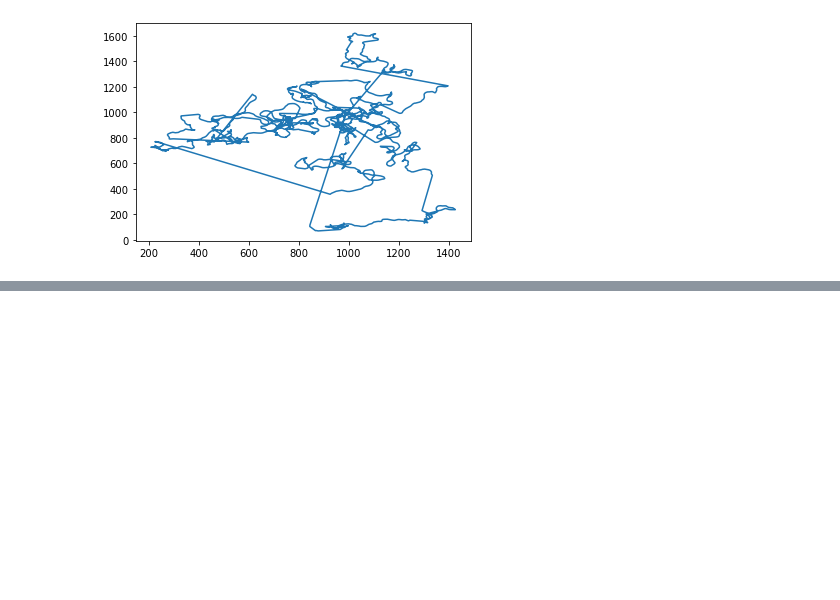
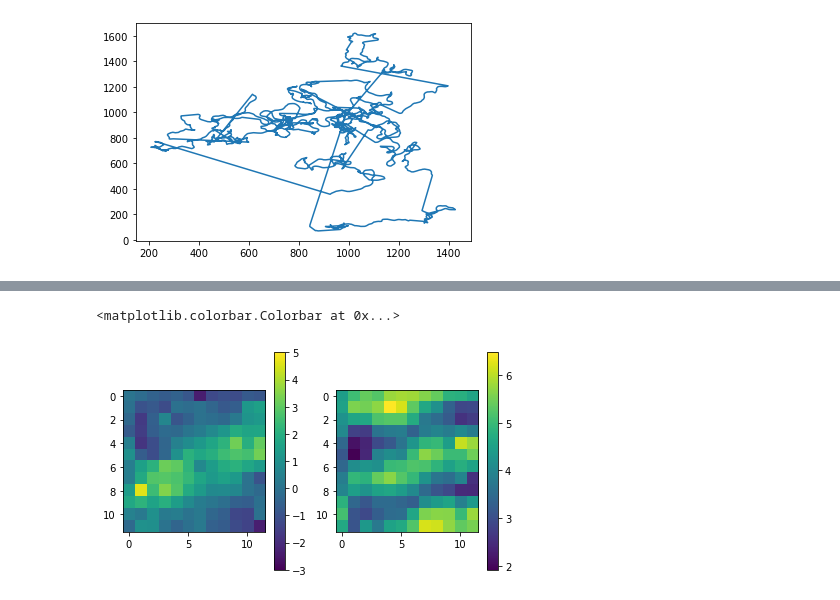
Before and after one commit to ccli3896/RLWorms, a Jupyter notebook: 12_01_dropoutmodel/Integration_testing.ipynb, the cells around one changed output, grey strips where cells are left out. Cells and saved outputs as stored; diff of their text form; code cells hidden in the pictures; blank space fills up the shorter version.

```diff
--- a/12_01_dropoutmodel/Integration_testing.ipynb
+++ b/12_01_dropoutmodel/Integration_testing.ipynb
@@ -298,0 +290,47 @@ np.sqrt(5000)
+# %%
+df = traj
+prev_act_window=3
+cut_reversals=False
+sm_pars = {'lambda':.03,'iters':40}
+
+traj_on = df.query('prev_actions=='+str(prev_act_window))
+traj_off = df.query('prev_actions==0')
+
+r_on, b_on, h_on, count_on = ut.make_stat_mats(traj_on, cut_reversals=cut_reversals)
+r_off, b_off, h_off, count_off = ut.make_stat_mats(traj_off, cut_reversals=cut_reversals)
+
+all_mats = [r_on,b_on,h_on,r_off,b_off,h_off]
+counts = [count_on,count_off]
+
+for i in range(len(all_mats)):
+    for j in range(2):
+        if j==1 or i==0 or i==3:
+            ang_par = False
+        else:
+            ang_par = True
+        all_mats[i][:,:,j] = ut.lin_interp_mat(all_mats[i][:,:,j], ang_par)
+
+        if sm_pars is not None:
+            all_mats[i][:,:,j] = ut.smoothen(all_mats[i][:,:,j],
+                                             counts[i//3], ang_par,
+                                             smooth_par=sm_pars['lambda'], iters=sm_pars['iters'])
+
+dist_dict = {
+    'body_on': b_on,
+    'body_off': b_off,
+    'head_on': h_on,
+    'head_off': h_off,
+    'reward_on': r_on,
+    'reward_off': r_off,
+}
+# %%
+tmat = dist_dict['reward_on']
+fig,ax = plt.subplots(1,2)
+fig.set_size_inches((7,4))
+ims = ax[0].imshow(tmat[:,:,0],vmin=-3,vmax=5)
+fig.colorbar(ims,ax=ax[0])
+ims = ax[1].imshow(np.sqrt(tmat[:,:,1]))
+fig.colorbar(ims,ax=ax[1])
+# %% [output]
+<matplotlib.colorbar.Colorbar at 0x...>
+[figure, added]
```
Also changed, not shown: parts of 46 cells of this notebook, 5 other files.
